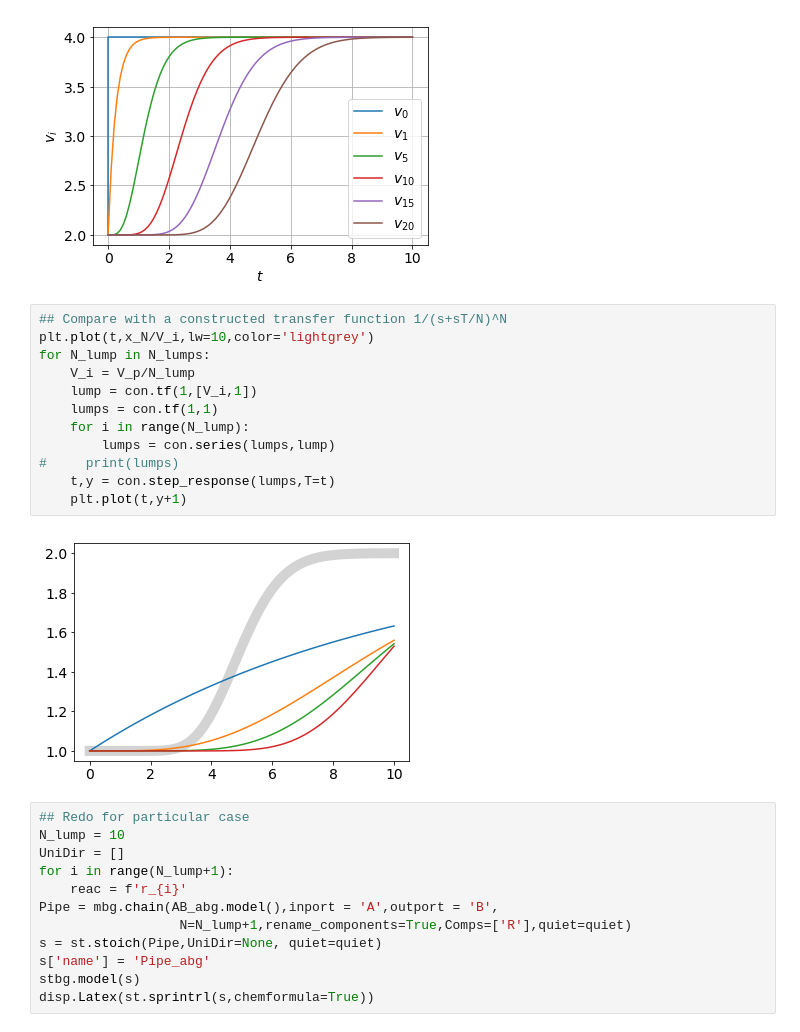
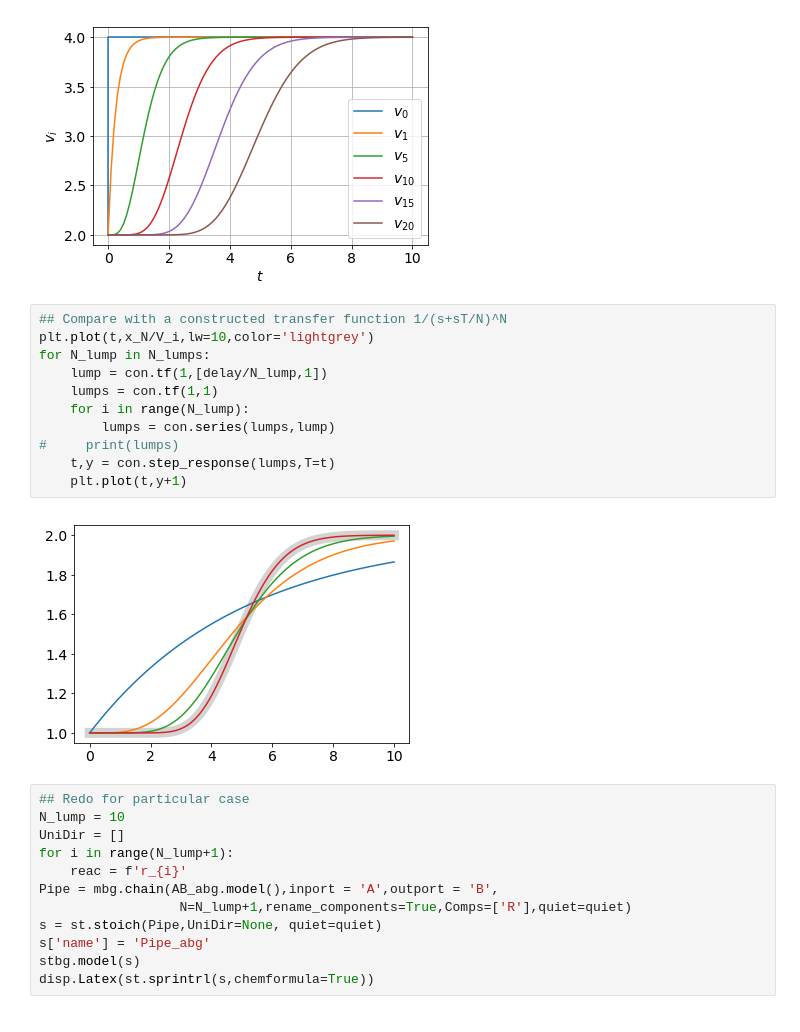
Before and after one commit to gawthrop/Advection22, a Jupyter notebook: Advection.ipynb, the cells around one changed output. Cells and saved outputs as stored; diff of their text form.

Commit message:
Fix delay example issue

```diff
--- a/Advection.ipynb
+++ b/Advection.ipynb
@@ -162,17 +162,16 @@ Savefig('Figs/Pipe_v.pdf')
 # %%
 ## Compare with a constructed transfer function 1/(s+sT/N)^N
 plt.plot(t,x_N/V_i,lw=10,color='lightgrey')
 for N_lump in N_lumps:
-    V_i = V_p/N_lump
-    lump = con.tf(1,[V_i,1])
+    lump = con.tf(1,[delay/N_lump,1])
     lumps = con.tf(1,1)
     for i in range(N_lump):
         lumps = con.series(lumps,lump)
 #     print(lumps)
     t,y = con.step_response(lumps,T=t)
     plt.plot(t,y+1)
 # %% [output]
-[figure, old version]
+[figure, new version]
 # %%
 ## Redo for particular case
 N_lump = 10
```
Also changed, not shown: parts of 6 cells of this notebook.
